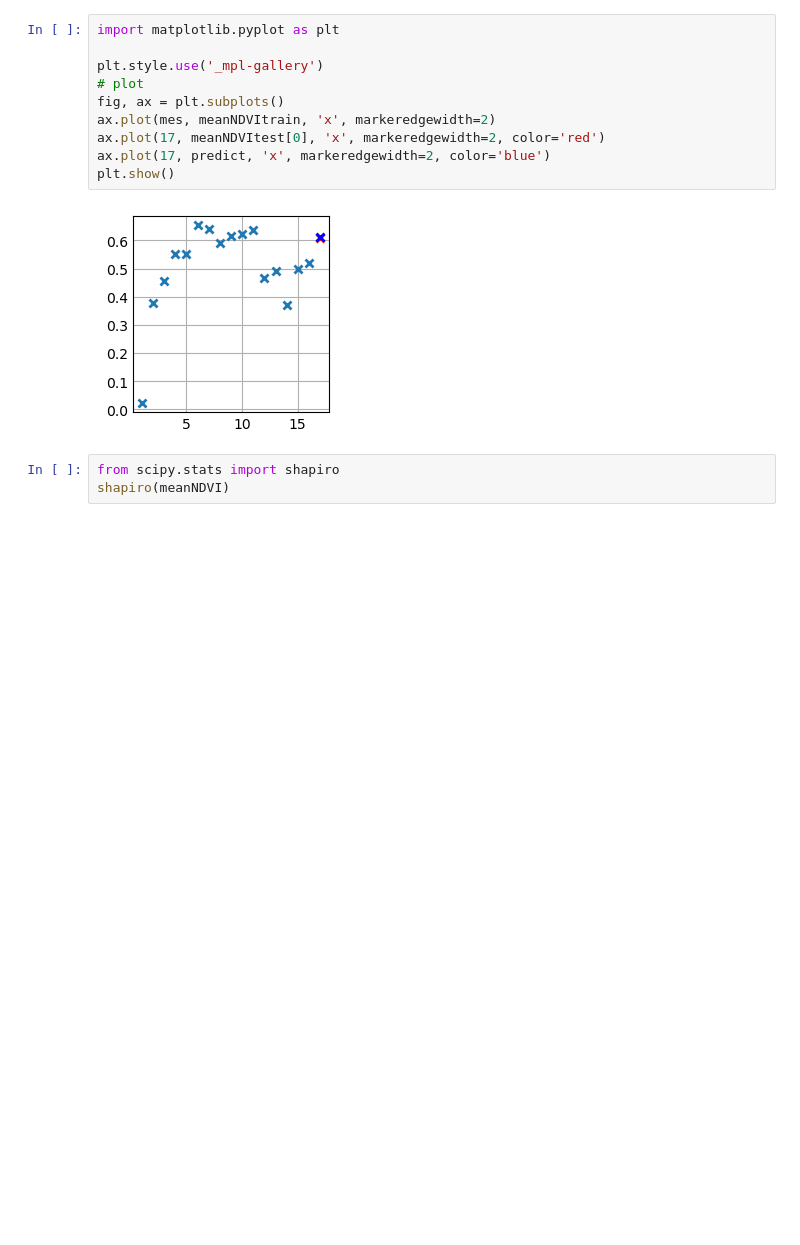
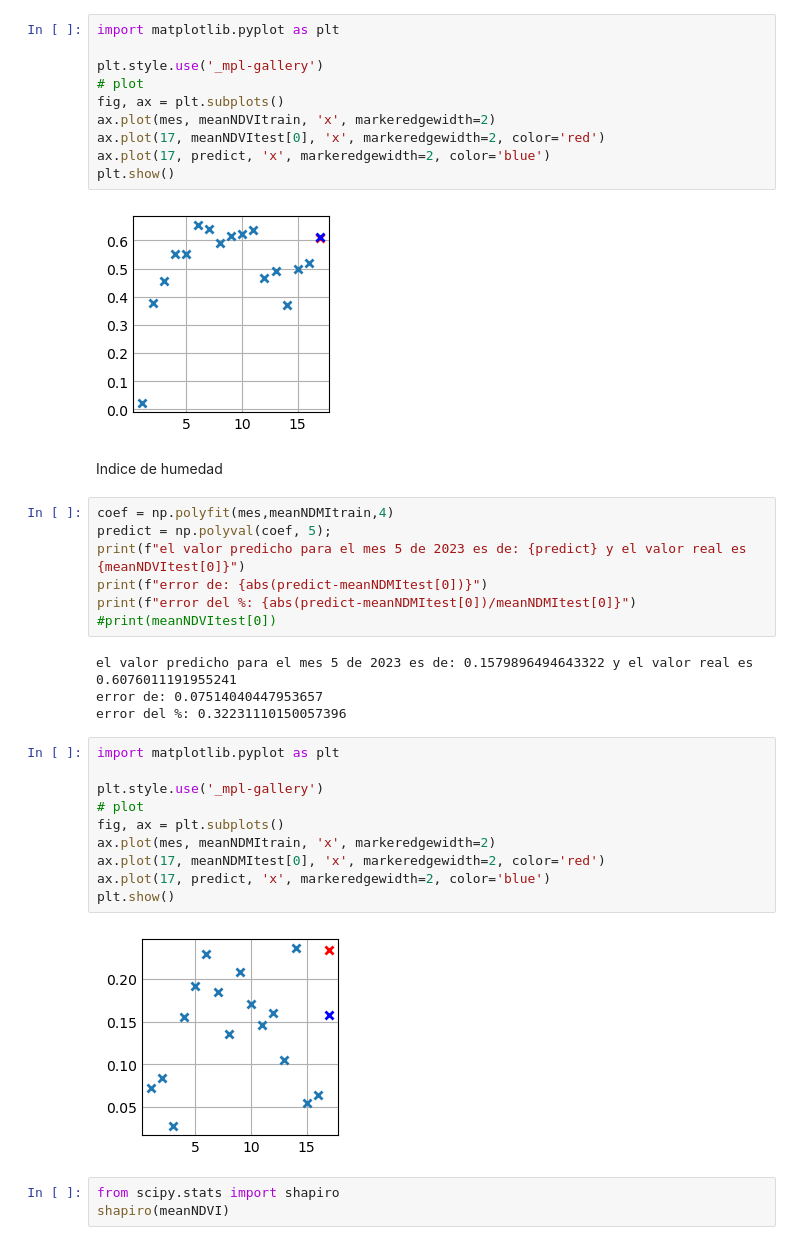
Before and after one commit to mateoarevaloangel/TFM, a Jupyter notebook: regresionLineal.ipynb, the cells around one changed output. Cells and saved outputs as stored; diff of their text form; blank space fills up the shorter version.

```diff
--- a/regresionLineal.ipynb
+++ b/regresionLineal.ipynb
@@ -105,6 +97,31 @@ ax.plot(17, predict, 'x', markeredgewidth=2, color='blue')
 plt.show()
 # %% [output]
 [figure]
+# %% [markdown]
+Indice de humedad
+# %%
+coef = np.polyfit(mes,meanNDMItrain,4)
+predict = np.polyval(coef, 5);
+print(f"el valor predicho para el mes 5 de 2023 es de: {predict} y el valor real es {meanNDVItest[0]}")
+print(f"error de: {abs(predict-meanNDMItest[0])}")
+print(f"error del %: {abs(predict-meanNDMItest[0])/meanNDMItest[0]}")
+#print(meanNDVItest[0])
+# %% [output]
+el valor predicho para el mes 5 de 2023 es de: 0.1579896494643322 y el valor real es 0.6076011191955241
+error de: 0.07514040447953657
+error del %: 0.32231110150057396
+# %%
+import matplotlib.pyplot as plt
+
+plt.style.use('_mpl-gallery')
+# plot
+fig, ax = plt.subplots()
+ax.plot(mes, meanNDMItrain, 'x', markeredgewidth=2)
+ax.plot(17, meanNDMItest[0], 'x', markeredgewidth=2, color='red')
+ax.plot(17, predict, 'x', markeredgewidth=2, color='blue')
+plt.show()
+# %% [output]
+[figure, added]
 # %%
 from scipy.stats import shapiro
 shapiro(meanNDVI)
```
Also changed, not shown: parts of 18 cells of this notebook.
